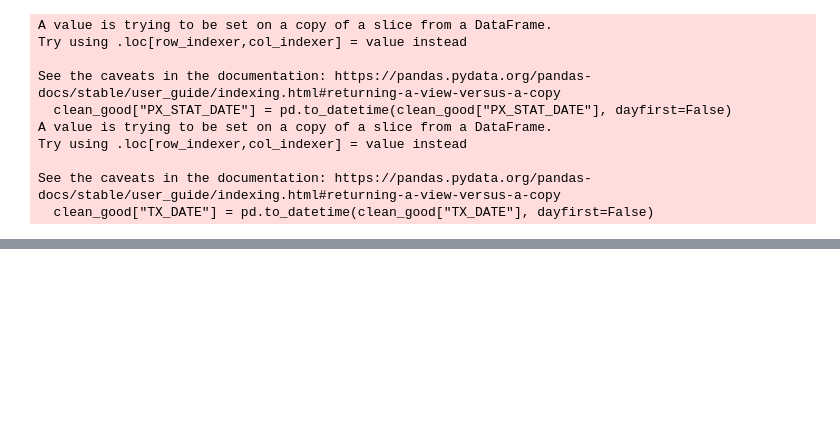
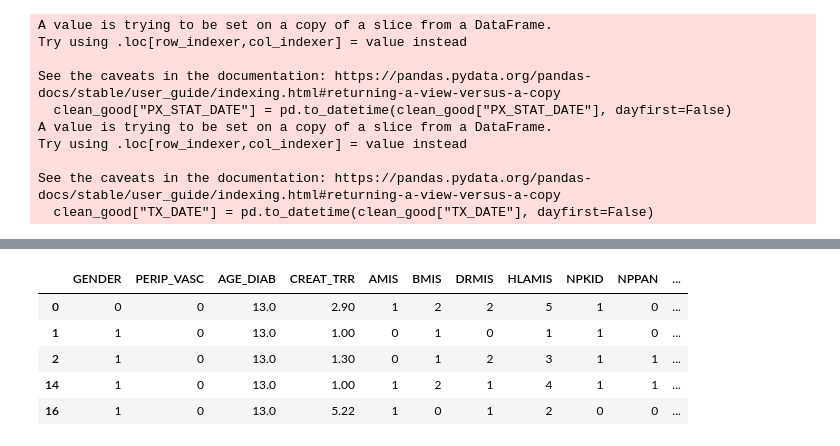
Before and after one commit to omaralt4/KIDPAN_WORK, a Jupyter notebook: DATA_CLEANING_FINAL.ipynb, the cells around one changed output, grey strips where cells are left out. Cells and saved outputs as stored; diff of their text form; code cells hidden in the pictures; blank space fills up the shorter version.

Commit message:
Fixed all issues, data is now 100% ready for analysis

```diff
--- a/DATA_CLEANING_FINAL.ipynb
+++ b/DATA_CLEANING_FINAL.ipynb
@@ -133,4 +111,6 @@ surv = data_pre_imp[data_pre_imp["GRF_STAT_PA"] == "Y"]
 print(surv.shape)
 surv = surv[surv["FAILDATE_PA"] == "."]
 print(surv.shape)
+surv["time_frame"] = surv["PX_STAT_DATE"] - surv["TX_DATE"]
+surv["time_frame"] = surv["time_frame"].dt.days
 # %% [output]
@@ -139,6 +119,5 @@ print(surv.shape)
 # %%
-#grafts that failed in the first five years but here we are using the dataset including all transplants
-# because if a transplant done in 2021 failed in 1 year it should still be taken into account
+
 fail = data_pre_imp[data_pre_imp["GRF_STAT_PA"] == "N"]
 print(fail.shape)
 #drop data wihtout fail date
@@ -151,6 +130,7 @@ print(fail.shape)
 fail["fail_frame"] = fail["fail_frame"].dt.days
 print(fail.shape)
 fail["time_frame"] = fail["fail_frame"]
+fail = fail[fail["time_frame"] >= 0]
 fail = fail.drop(columns=["fail_frame"], axis=1)
 print(fail.shape)
 # %% [output]
@@ -166,10 +143,9 @@ print(fail.shape)
 # %%
 frames = [surv, fail]
 labelled_pre_imp = pd.concat(frames)
-labelled_pre_imp = data_pre_imp.copy()
 # %%
 # labelled_pre_imp = labelled_pre_imp.sort_values(['index'])
-no_longer_needed = ["PX_STAT_DATE", "PX_STAT", "FAILDATE_PA",
+no_longer_needed = ["PX_STAT_DATE", "FAILDATE_PA",
                     "TX_DATE", "AGE_GROUP", "DON_TY", "REM_CD"]
 labelled_pre_imp = labelled_pre_imp.drop(columns=no_longer_needed)
 # %%
@@ -559,5 +519,4 @@ imputation_clean_no_oh_clean = clean_data(imputation_clean_no_oh.copy())
 # %%
-import pandas as pd
 
 def clean_data(imputation_new):
     # Replace all instances of "M" with "0" in columns: 'GENDER', 'GENDER_DON'
@@ -591,10 +550,8 @@ def clean_data(imputation_new):
     imputation_new['DIAL_TRR'] = imputation_new['DIAL_TRR'].str.replace("U", "Y", case=False, regex=False)
     # Replace all instances of "Y" with "1" in columns: 'GENDER', 'ABO' and 34 other columns
     imputation_new['GENDER'] = imputation_new['GENDER'].str.replace("Y", "1", case=False, regex=False)
-    imputation_new['ABO'] = imputation_new['ABO'].str.replace("Y", "1", case=False, regex=False)
     imputation_new['PERIP_VASC'] = imputation_new['PERIP_VASC'].str.replace("Y", "1", case=False, regex=False)
     imputation_new['DDAVP_DON'] = imputation_new['DDAVP_DON'].str.replace("Y", "1", case=False, regex=False)
-    imputation_new['ABO_DON'] = imputation_new['ABO_DON'].str.replace("Y", "1", case=False, regex=False)
     imputation_new['GENDER_DON'] = imputation_new['GENDER_DON'].str.replace("Y", "1", case=False, regex=False)
     imputation_new['ANTIHYPE_DON'] = imputation_new['ANTIHYPE_DON'].str.replace("Y", "1", case=False, regex=False)
     imputation_new['PT_DIURETICS_DON'] = imputation_new['PT_DIURETICS_DON'].str.replace("Y", "1", case=False, regex=False)
@@ -628,10 +585,8 @@ def clean_data(imputation_new):
     imputation_new['INOTROP_SUPPORT_DON'] = imputation_new['INOTROP_SUPPORT_DON'].str.replace("Y", "1", case=False, regex=False)
     # Replace all instances of "N" with "0" in columns: 'GENDER', 'ABO' and 34 other columns
     imputation_new['GENDER'] = imputation_new['GENDER'].str.replace("N", "0", case=False, regex=False)
-    imputation_new['ABO'] = imputation_new['ABO'].str.replace("N", "0", case=False, regex=False)
     imputation_new['PERIP_VASC'] = imputation_new['PERIP_VASC'].str.replace("N", "0", case=False, regex=False)
     imputation_new['DDAVP_DON'] = imputation_new['DDAVP_DON'].str.replace("N", "0", case=False, regex=False)
-    imputation_new['ABO_DON'] = imputation_new['ABO_DON'].str.replace("N", "0", case=False, regex=False)
     imputation_new['GENDER_DON'] = imputation_new['GENDER_DON'].str.replace("N", "0", case=False, regex=False)
     imputation_new['ANTIHYPE_DON'] = imputation_new['ANTIHYPE_DON'].str.replace("N", "0", case=False, regex=False)
     imputation_new['PT_DIURETICS_DON'] = imputation_new['PT_DIURETICS_DON'].str.replace("N", "0", case=False, regex=False)
@@ -664,34 +619,102 @@ def clean_data(imputation_new):
     imputation_new['CARDARREST_NEURO'] = imputation_new['CARDARREST_NEURO'].str.replace("N", "0", case=False, regex=False)
     imputation_new['INOTROP_SUPPORT_DON'] = imputation_new['INOTROP_SUPPORT_DON'].str.replace("N", "0", case=False, regex=False)
     # Change column type to string for columns: 'COD_CAD_DON', 'DEATH_CIRCUM_DON' and 5 other columns
-    imputation_new = imputation_new.astype({'COD_CAD_DON': 'string', 'DEATH_CIRCUM_DON': 'string', 'DEATH_MECH_DON': 'string', 'ART_RECON': 'string', 'DUCT_MGMT': 'string', 'DIAG_PA': 'string', 'OPER_TECH': 'string'})
+    imputation_new = imputation_new.astype({'ART_RECON': 'string', 'DUCT_MGMT': 'string', 'DIAG_PA': 'string'})
     # Replace all instances of "P" with "1" in columns: 'EBV_SEROSTATUS', 'HBV_CORE' and 2 other columns
     imputation_new['EBV_SEROSTATUS'] = imputation_new['EBV_SEROSTATUS'].str.replace("P", "1", case=False, regex=False)
     imputation_new['HBV_CORE'] = imputation_new['HBV_CORE'].str.replace("P", "1", case=False, regex=False)
     imputation_new['HCV_SEROSTATUS'] = imputation_new['HCV_SEROSTATUS'].str.replace("P", "1", case=False, regex=False)
     imputation_new['CMV_STATUS'] = imputation_new['CMV_STATUS'].str.replace("P", "1", case=False, regex=False)
     # Replace all instances of "U" with "0" in columns: 'EBV_SEROSTATUS', 'HBV_CORE' and 2 other columns
     imputation_new['EBV_SEROSTATUS'] = imputation_new['EBV_SEROSTATUS'].str.replace("U", "0", case=False, regex=False)
     imputation_new['HBV_CORE'] = imputation_new['HBV_CORE'].str.replace("U", "0", case=False, regex=False)
     imputation_new['HCV_SEROSTATUS'] = imputation_new['HCV_SEROSTATUS'].str.replace("U", "0", case=False, regex=False)
     imputation_new['CMV_STATUS'] = imputation_new['CMV_STATUS'].str.replace("U", "0", case=False, regex=False)
     # Replace all instances of "0D" with "0" in column: 'EBV_SEROSTATUS'
     imputation_new['EBV_SEROSTATUS'] = imputation_new['EBV_SEROSTATUS'].str.replace("0D", "0", case=False, regex=False)
     # Replace missing values with "0" in columns: 'EBV_SEROSTATUS', 'HBV_CORE' and 2 other columns
     imputation_new = imputation_new.fillna({'EBV_SEROSTATUS': "0", 'HBV_CORE': "0", 'HCV_SEROSTATUS': "0", 'CMV_STATUS': "0"})
     # Replace all instances of "." with "" in columns: 'LIPASE', 'AMYLASE'
     imputation_new.loc[imputation_new['LIPASE'].str.lower() == ".".lower(), 'LIPASE'] = np.nan
     imputation_new.loc[imputation_new['AMYLASE'].str.lower() == ".".lower(), 'AMYLASE'] = np.nan
     # Change column type to float32 for columns: 'LIPASE', 'AMYLASE'
     imputation_new = imputation_new.astype({'LIPASE': 'float32', 'AMYLASE': 'float32'})
     # Replace missing values with the median of each column in: 'LIPASE', 'AMYLASE'
     imputation_new = imputation_new.fillna({'LIPASE': imputation_new['LIPASE'].median(), 'AMYLASE': imputation_new['AMYLASE'].median()})
     # One-hot encode column: 'TX_TYPE'
     insert_loc = imputation_new.columns.get_loc('TX_TYPE')
     imputation_new = pd.concat([imputation_new.iloc[:,:insert_loc], pd.get_dummies(imputation_new.loc[:, ['TX_TYPE']]), imputation_new.iloc[:,insert_loc+1:]], axis=1)
-    # Drop columns: 'COD_CAD_DON', 'DEATH_CIRCUM_DON', 'DEATH_MECH_DON'
-    imputation_new = imputation_new.drop(columns=['COD_CAD_DON', 'DEATH_CIRCUM_DON', 'DEATH_MECH_DON'])
+
+
+    # Replace all instances of "4" with "other" in column: 'DUCT_MGMT'
+    imputation_new['DUCT_MGMT'] = imputation_new['DUCT_MGMT'].str.replace("4", "other", case=False, regex=False)
+    # Replace all instances of "5" with "other" in column: 'DUCT_MGMT'
+    imputation_new['DUCT_MGMT'] = imputation_new['DUCT_MGMT'].str.replace("5", "other", case=False, regex=False)
+    # Replace all instances of "999" with "other" in column: 'DUCT_MGMT'
+    imputation_new['DUCT_MGMT'] = imputation_new['DUCT_MGMT'].str.replace("999", "other", case=False, regex=False)
+    # Replace all instances of "3" with "999" in column: 'ART_RECON'
+    imputation_new['ART_RECON'] = imputation_new['ART_RECON'].str.replace("3", "999", case=False, regex=False)
+    # Replace all instances of "1" with "999" in column: 'ART_RECON'
+    imputation_new['ART_RECON'] = imputation_new['ART_RECON'].str.replace("1", "999", case=False, regex=False)
+    # Replace all instances of "4" with "999" in column: 'ART_RECON'
+    imputation_new['ART_RECON'] = imputation_new['ART_RECON'].str.replace("4", "999", case=False, regex=False)
+    # Replace all instances of "5" with "999" in column: 'ART_RECON'
+    imputation_new['ART_RECON'] = imputation_new['ART_RECON'].str.replace("5", "999", case=False, regex=False)
+    # Rename column 'ART_RECON' to 'ART_RECON_is2'
+    imputation_new = imputation_new.rename(columns={'ART_RECON': 'ART_RECON_is2'})
+    # Replace all instances of "2" with "1" in column: 'ART_RECON_is2'
+    imputation_new['ART_RECON_is2'] = imputation_new['ART_RECON_is2'].str.replace("2", "1", case=False, regex=False)
+    # Replace all instances of "999" with "0" in column: 'ART_RECON_is2'
+    imputation_new['ART_RECON_is2'] = imputation_new['ART_RECON_is2'].str.replace("999", "0", case=False, regex=False)
+    # Replace all instances of "2" with "0" in column: 'GRF_PLACEM'
+    imputation_new['GRF_PLACEM'] = imputation_new['GRF_PLACEM'].str.replace("2", "0", case=False, regex=False)
+    # Replace all instances of "3" with "0" in column: 'GRF_PLACEM'
+    imputation_new['GRF_PLACEM'] = imputation_new['GRF_PLACEM'].str.replace("3", "0", case=False, regex=False)
+    # Rename column 'GRF_PLACEM' to 'GRF_PLACEM_is1'
+    imputation_new = imputation_new.rename(columns={'GRF_PLACEM': 'GRF_PLACEM_is1'})
+    # One-hot encode column: 'DUCT_MGMT'
+    insert_loc = imputation_new.columns.get_loc('DUCT_MGMT')
+    imputation_new = pd.concat([imputation_new.iloc[:,:insert_loc], pd.get_dummies(imputation_new.loc[:, ['DUCT_MGMT']]), imputation_new.iloc[:,insert_loc+1:]], axis=1)
+    # Replace all instances of "2" with "0" in column: 'VASC_MGMT'
+    imputation_new['VASC_MGMT'] = imputation_new['VASC_MGMT'].str.replace("2", "0", case=False, regex=False)
+    # Replace all instances of "3" with "0" in column: 'VASC_MGMT'
+    imputation_new['VASC_MGMT'] = imputation_new['VASC_MGMT'].str.replace("3", "0", case=False, regex=False)
+    # Rename column 'VASC_MGMT' to 'VASC_MGMT_is1'
+    imputation_new = imputation_new.rename(columns={'VASC_MGMT': 'VASC_MGMT_is1'})
+    # Replace all instances of "5000" with "5002" in column: 'DIAG_PA'
+    imputation_new['DIAG_PA'] = imputation_new['DIAG_PA'].str.replace("5000", "5002", case=False, regex=False)
+    # Replace all instances of "999" with "5002" in column: 'DIAG_PA'
+    imputation_new['DIAG_PA'] = imputation_new['DIAG_PA'].str.replace("999", "5002", case=False, regex=False)
+    # Replace all instances of "5009" with "5002" in column: 'DIAG_PA'
+    imputation_new['DIAG_PA'] = imputation_new['DIAG_PA'].str.replace("5009", "5002", case=False, regex=False)
+    # Replace all instances of "5008" with "5002" in column: 'DIAG_PA'
+    imputation_new['DIAG_PA'] = imputation_new['DIAG_PA'].str.replace("5008", "5002", case=False, regex=False)
+    # Replace all instances of "5007" with "5002" in column: 'DIAG_PA'
+    imputation_new['DIAG_PA'] = imputation_new['DIAG_PA'].str.replace("5007", "5002", case=False, regex=False)
+    # Replace all instances of "5003" with "5002" in column: 'DIAG_PA'
+    imputation_new['DIAG_PA'] = imputation_new['DIAG_PA'].str.replace("5003", "5002", case=False, regex=False)
+    # Replace all instances of "5005" with "5002" in column: 'DIAG_PA'
+    imputation_new['DIAG_PA'] = imputation_new['DIAG_PA'].str.replace("5005", "5002", case=False, regex=False)
+    # Replace all instances of "5004" with "5002" in column: 'DIAG_PA'
+    imputation_new['DIAG_PA'] = imputation_new['DIAG_PA'].str.replace("5004", "5002", case=False, regex=False)
+    # Replace all instances of "5006" with "5002" in column: 'DIAG_PA'
+    imputation_new['DIAG_PA'] = imputation_new['DIAG_PA'].str.replace("5006", "5002", case=False, regex=False)
+    # Replace all instances of "5002" with "0" in column: 'DIAG_PA'
+    imputation_new['DIAG_PA'] = imputation_new['DIAG_PA'].str.replace("5002", "0", case=False, regex=False)
+    # Replace all instances of "5001" with "1" in column: 'DIAG_PA'
+    imputation_new['DIAG_PA'] = imputation_new['DIAG_PA'].str.replace("5001", "1", case=False, regex=False)
+    # Rename column 'DIAG_PA' to 'DIAG_PA_is5001'
+    imputation_new = imputation_new.rename(columns={'DIAG_PA': 'DIAG_PA_is5001'})
+
+
     return imputation_new
 
 imputation_new_clean = clean_data(imputation_new.copy())
 imputation_new_clean.head()
+# %% [output]
+|  | GENDER | PERIP_VASC | AGE_DIAB | CREAT_TRR | AMIS | BMIS | DRMIS | HLAMIS | NPKID | NPPAN | ... |
+| 0 | 0 | 0 | 13.0 | 2.90 | 1 | 2 | 2 | 5 | 1 | 0 | ... |
+| 1 | 1 | 0 | 13.0 | 1.00 | 0 | 1 | 0 | 1 | 1 | 0 | ... |
+| 2 | 1 | 0 | 13.0 | 1.30 | 0 | 1 | 2 | 3 | 1 | 1 | ... |
+| 14 | 1 | 0 | 13.0 | 1.00 | 1 | 2 | 1 | 4 | 1 | 1 | ... |
+| 16 | 1 | 0 | 13.0 | 5.22 | 1 | 0 | 1 | 2 | 0 | 0 | ... |
```
Also changed, not shown: parts of 22 cells of this notebook.
